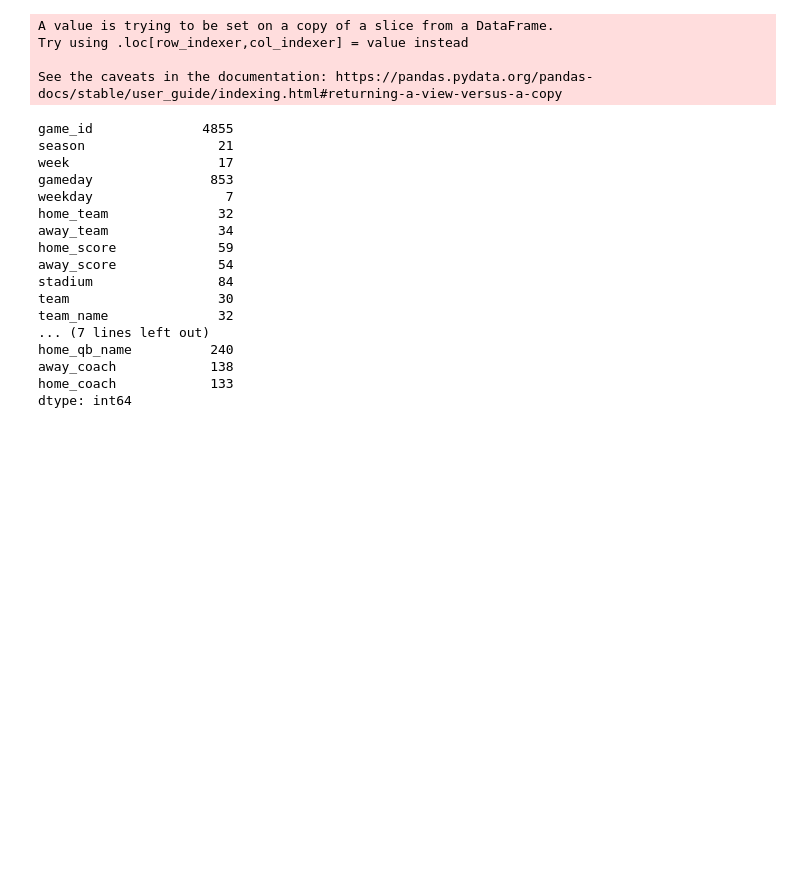
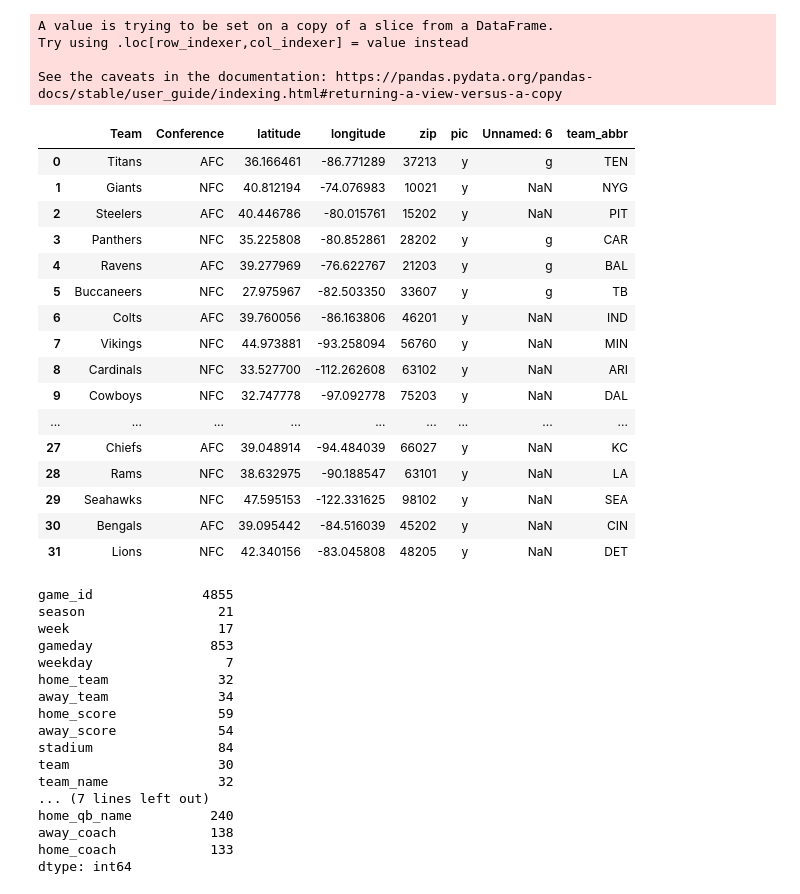
Before and after one commit to BrylliDTU/social_data, a Jupyter notebook: brynjar.ipynb, the cells around one changed output. Saved outputs shown, nothing was run; the diff lists cells and outputs as text; code cells hidden in the pictures; blank space fills up the shorter version.

```diff
--- a/brynjar.ipynb
+++ b/brynjar.ipynb
@@ -93,6 +93,26 @@ A value is trying to be set on a copy of a slice from a DataFrame.
 Try using .loc[row_indexer,col_indexer] = value instead
 
 See the caveats in the documentation: https://pandas.pydata.org/pandas-docs/stable/user_guide/indexing.html#returning-a-view-versus-a-copy
+# %%
+stadium_coordinates
+# %% [output]
+|  | Team | Conference | latitude | longitude | zip | pic | Unnamed: 6 | team_abbr |
+| 0 | Titans | AFC | 36.166461 | -86.771289 | 37213 | y | g | TEN |
+| 1 | Giants | NFC | 40.812194 | -74.076983 | 10021 | y | NaN | NYG |
+| 2 | Steelers | AFC | 40.446786 | -80.015761 | 15202 | y | NaN | PIT |
+| 3 | Panthers | NFC | 35.225808 | -80.852861 | 28202 | y | g | CAR |
+| 4 | Ravens | AFC | 39.277969 | -76.622767 | 21203 | y | g | BAL |
+| 5 | Buccaneers | NFC | 27.975967 | -82.503350 | 33607 | y | g | TB |
+| 6 | Colts | AFC | 39.760056 | -86.163806 | 46201 | y | NaN | IND |
+| 7 | Vikings | NFC | 44.973881 | -93.258094 | 56760 | y | NaN | MIN |
+| 8 | Cardinals | NFC | 33.527700 | -112.262608 | 63102 | y | NaN | ARI |
+| 9 | Cowboys | NFC | 32.747778 | -97.092778 | 75203 | y | NaN | DAL |
+| ... | ... | ... | ... | ... | ... | ... | ... | ... |
+| 27 | Chiefs | AFC | 39.048914 | -94.484039 | 66027 | y | NaN | KC |
+| 28 | Rams | NFC | 38.632975 | -90.188547 | 63101 | y | NaN | LA |
+| 29 | Seahawks | NFC | 47.595153 | -122.331625 | 98102 | y | NaN | SEA |
+| 30 | Bengals | AFC | 39.095442 | -84.516039 | 45202 | y | NaN | CIN |
+| 31 | Lions | NFC | 42.340156 | -83.045808 | 48205 | y | NaN | DET |
 # %%
 result = final_data[["game_id","season","week","gameday","weekday","home_team","away_team","home_score","away_score","stadium", "team","team_name","weekly_attendance","last_name","team_abbr","Team","longitude","latitude", "away_qb_name", "home_qb_name", "away_coach", "home_coach"]]
 # %%
```
Also changed, not shown: parts of 7 cells of this notebook, 1 other file.
